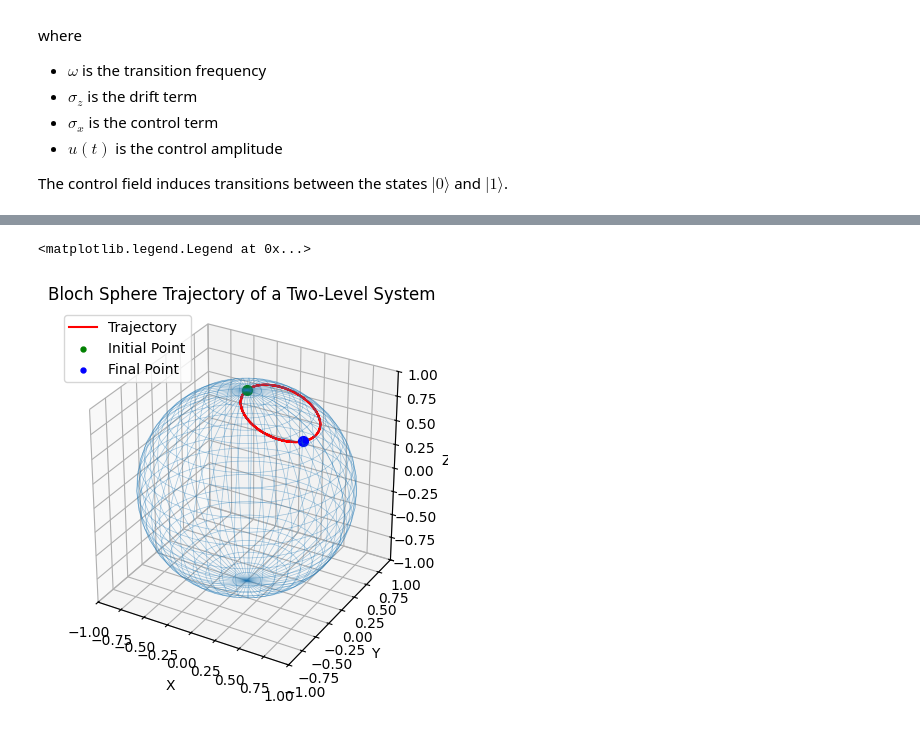
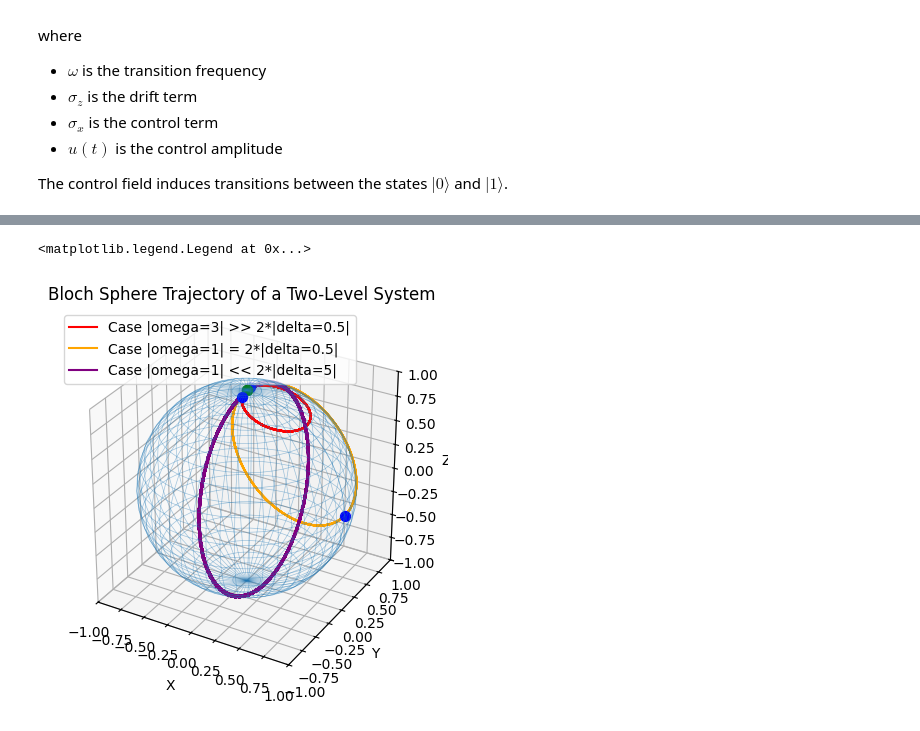
Before and after one commit to bogwee/qc-transmon, a Jupyter notebook: notebooks/02_rabi_oscillations.ipynb, the cells around one changed output, grey strips where cells are left out. Drawn from its saved outputs; the diff is of its cells as text; code cells hidden in the pictures.

```diff
--- a/notebooks/02_rabi_oscillations.ipynb
+++ b/notebooks/02_rabi_oscillations.ipynb
@@ -116,0 +97,14 @@ plt.legend()
+# %%
+P0_1, P1_1, X_1, Y_1, Z_1 = rabi_oscillations(1.0, 0.2)
+P0_2, P1_2, X_2, Y_2, Z_2 = rabi_oscillations(1, 0.5)
+P0_3, P1_3, X_3, Y_3, Z_3 = rabi_oscillations(1, 1.0)
+P0_4, P1_4, X_4, Y_4, Z_4 = rabi_oscillations(1.0, 5.0)
+
+plt.plot(times, P1_1, label="Excited State |1> (delta=0.2)", color="green")
+plt.plot(times, P1_2, label="Excited State |1> (delta=0.5)", color="red")
+plt.plot(times, P1_3, label="Excited State |1> (delta=1.0)", color="blue")
+plt.xlabel("Time")
+plt.ylabel("Probability")
+plt.xlim(0,12)
+plt.title("control strength affects the oscillation frequency")
+plt.legend()
@@ -138,0 +135,13 @@ The Rabi oscillation observed above corresponds to a rotation of the state vecto
+# %%
+P0_5, P1_5, X_5, Y_5, Z_5 = rabi_oscillations(1, 0.5)
+P0_6, P1_6, X_6, Y_6, Z_6 = rabi_oscillations(3, 0.5)
+
+plt.plot(times, P0_5, label="|0> (omega=1)", color="green")
+plt.plot(times, P1_5, label="|1> (omega=1)", color="green", linestyle="dashed")
+plt.plot(times, P0_6, label="|0> (omega=3)", color="red")
+plt.plot(times, P1_6, label="|1> (omega=3)", color="red", linestyle="dashed")
+plt.xlabel("Time")
+plt.ylabel("Probability")
+plt.xlim(0,12)
+plt.title("drift term affects the oscillations and limits the maximum population transfer")
+plt.legend()
@@ -139,28 +227,34 @@ The Rabi oscillation observed above corresponds to a rotation of the state vecto
 # %%
 fig = plt.figure()
 ax = fig.add_subplot(111, projection='3d')
 
 u = np.linspace(0, 2*np.pi, 50)
 v = np.linspace(0, np.pi, 25)
 XX = np.outer(np.cos(u), np.sin(v))
 YY = np.outer(np.sin(u), np.sin(v))
 ZZ = np.outer(np.ones_like(u), np.cos(v))
 ax.plot_wireframe(XX, YY, ZZ, linewidth=0.5, alpha=0.4)
 
-ax.plot(X, Y, Z, color='red', label='Trajectory')
-ax.scatter(X[0], Y[0], Z[0], s=50, c='green', label='Initial Point')
-ax.scatter(X[-1], Y[-1], Z[-1], s=50, c='blue', label='Final Point')
+ax.plot(X_6, Y_6, Z_6, color='red', label='Case |omega=3| >> 2*|delta=0.5|')
+ax.scatter(X_6[0], Y_6[0], Z_6[0], s=50, c='green')
+ax.scatter(X_6[-1], Y_6[-1], Z_6[-1], s=50, c='blue')
+ax.plot(X_2, Y_2, Z_2, color='orange', label='Case |omega=1| = 2*|delta=0.5|')
+ax.scatter(X_2[0], Y_2[0], Z_2[0], s=50, c='green')
+ax.scatter(X_2[-1], Y_2[-1], Z_2[-1], s=50, c='blue')
+ax.plot(X_4, Y_4, Z_4, color='purple', label='Case |omega=1| << 2*|delta=5|')
+ax.scatter(X_4[0], Y_4[0], Z_4[0], s=50, c='green')
+ax.scatter(X_4[-1], Y_4[-1], Z_4[-1], s=50, c='blue')
 ax.set_xlabel('X')
 ax.set_ylabel('Y')
 ax.set_zlabel('Z')
 ax.set_title('Bloch Sphere Trajectory of a Two-Level System')
 
 ax.set_box_aspect([1, 1, 1])
 ax.set_xlim([-1, 1])
 ax.set_ylim([-1, 1])
 ax.set_zlim([-1, 1])
 
 ax.legend(loc='upper left', markerscale=0.5)
 # %% [output]
 <matplotlib.legend.Legend at 0x...>
-[figure, old version]
+[figure, new version]
```
Also changed, not shown: parts of 15 cells of this notebook, 14 other files.
